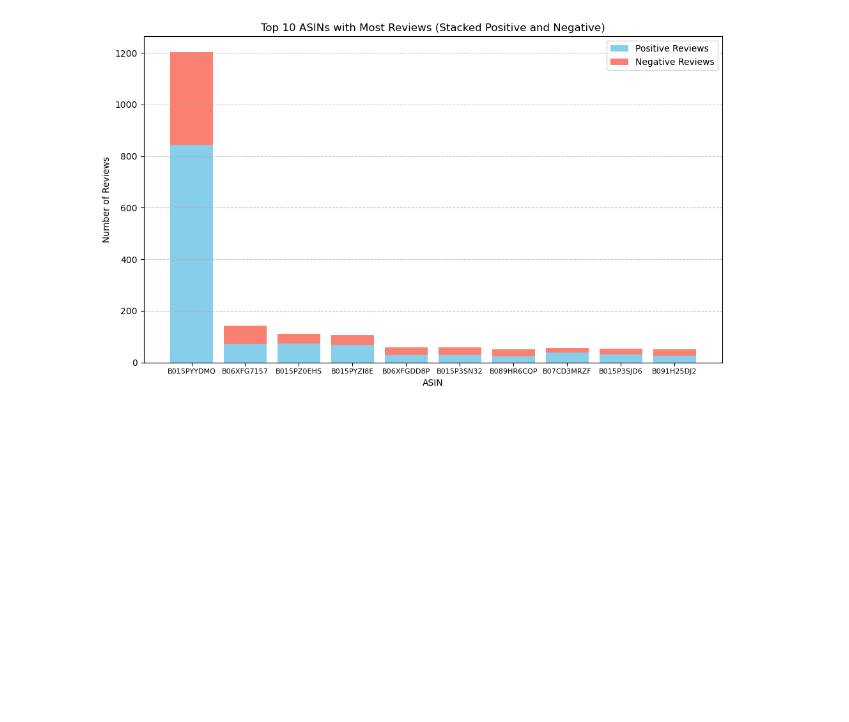
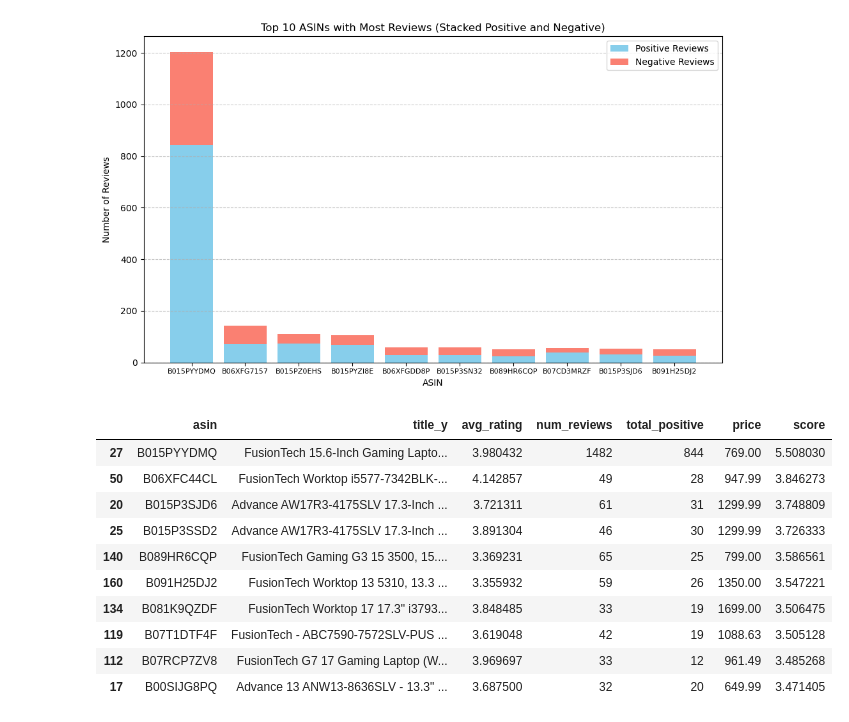
Before and after one commit to RayhanM17/dell_case, a Jupyter notebook: scripts/analysis.ipynb, the cells around one changed output. Cells and saved outputs as stored; diff of their text form; code cells hidden in the pictures; blank space fills up the shorter version.

Commit message:
value score

```diff
--- a/scripts/analysis.ipynb
+++ b/scripts/analysis.ipynb
@@ -101,3 +101,48 @@ plt.tight_layout()
 plt.show()
 # %% [output]
 [figure]
+# %%
+# Set constants
+C = summary['avg_rating'].mean()  # Global average rating (e.g., ~4.5)
+m = 10  # Minimum reviews to trust a rating
+
+def calculate_amazon_style_score(row):
+    # Bayesian average adjustment
+    bayesian_avg = (row['num_reviews'] * row['avg_rating'] + C * m) / (row['num_reviews'] + m)
+
+    # Logarithmic scaling for reviews and positives
+    log_reviews = np.log(row['num_reviews'] + 1)
+    log_positives = np.log(row['total_positive'] + 1)
+
+    # Price penalty (scaled to [0,1])
+    price_penalty = row['price'] / summary['price'].max()
+
+    return (
+        0.5 * bayesian_avg +       # Quality with Bayesian adjustment
+        0.3 * log_reviews +        # Popularity (log-scaled)
+        0.2 * log_positives -      # Positive sentiment (log-scaled)
+        0.1 * price_penalty        # Value-for-money
+    )
+
+# Apply scoring
+summary['score'] = summary.apply(calculate_amazon_style_score, axis=1)
+
+# Filter out products with fewer than 5 reviews (adjust as needed)
+summary_filtered = summary[summary['num_reviews'] >= 5]
+
+# Get top 10
+top_10_amazon_style = summary_filtered.sort_values('score', ascending=False).head(10)
+# %%
+top_10_amazon_style[['asin', 'title_y', 'avg_rating', 'num_reviews', 'total_positive', 'price', 'score']]
+# %% [output]
+|  | asin | title_y | avg_rating | num_reviews | total_positive | price | score |
+| 27 | B015PYYDMQ | FusionTech 15.6-Inch Gaming Lapto... | 3.980432 | 1482 | 844 | 769.00 | 5.508030 |
+| 50 | B06XFC44CL | FusionTech Worktop i5577-7342BLK-... | 4.142857 | 49 | 28 | 947.99 | 3.846273 |
+| 20 | B015P3SJD6 | Advance AW17R3-4175SLV 17.3-Inch ... | 3.721311 | 61 | 31 | 1299.99 | 3.748809 |
+| 25 | B015P3SSD2 | Advance AW17R3-4175SLV 17.3-Inch ... | 3.891304 | 46 | 30 | 1299.99 | 3.726333 |
+| 140 | B089HR6CQP | FusionTech Gaming G3 15 3500, 15.... | 3.369231 | 65 | 25 | 799.00 | 3.586561 |
+| 160 | B091H25DJ2 | FusionTech Worktop 13 5310, 13.3 ... | 3.355932 | 59 | 26 | 1350.00 | 3.547221 |
+| 134 | B081K9QZDF | FusionTech Worktop 17 17.3" i3793... | 3.848485 | 33 | 19 | 1699.00 | 3.506475 |
+| 119 | B07T1DTF4F | FusionTech - ABC7590-7572SLV-PUS ... | 3.619048 | 42 | 19 | 1088.63 | 3.505128 |
+| 112 | B07RCP7ZV8 | FusionTech G7 17 Gaming Laptop (W... | 3.969697 | 33 | 12 | 961.49 | 3.485268 |
+| 17 | B00SIJG8PQ | Advance 13 ANW13-8636SLV - 13.3" ... | 3.687500 | 32 | 20 | 649.99 | 3.471405 |
```
Also changed, not shown: parts of 1 cell of this notebook.
